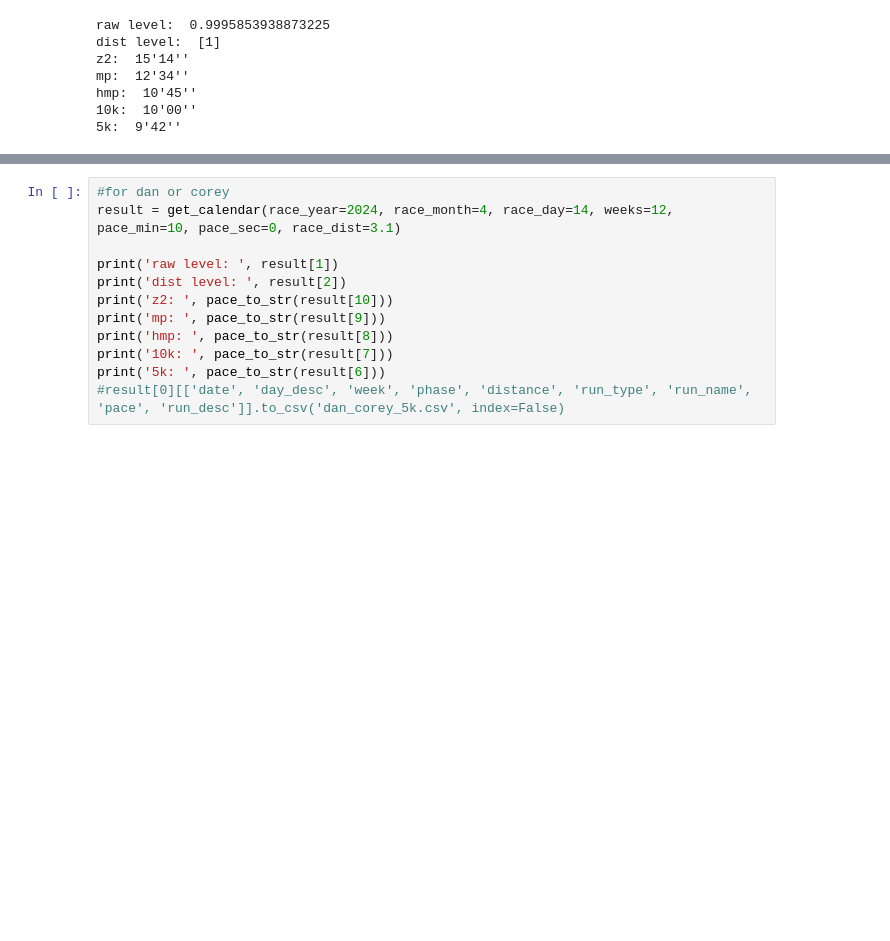
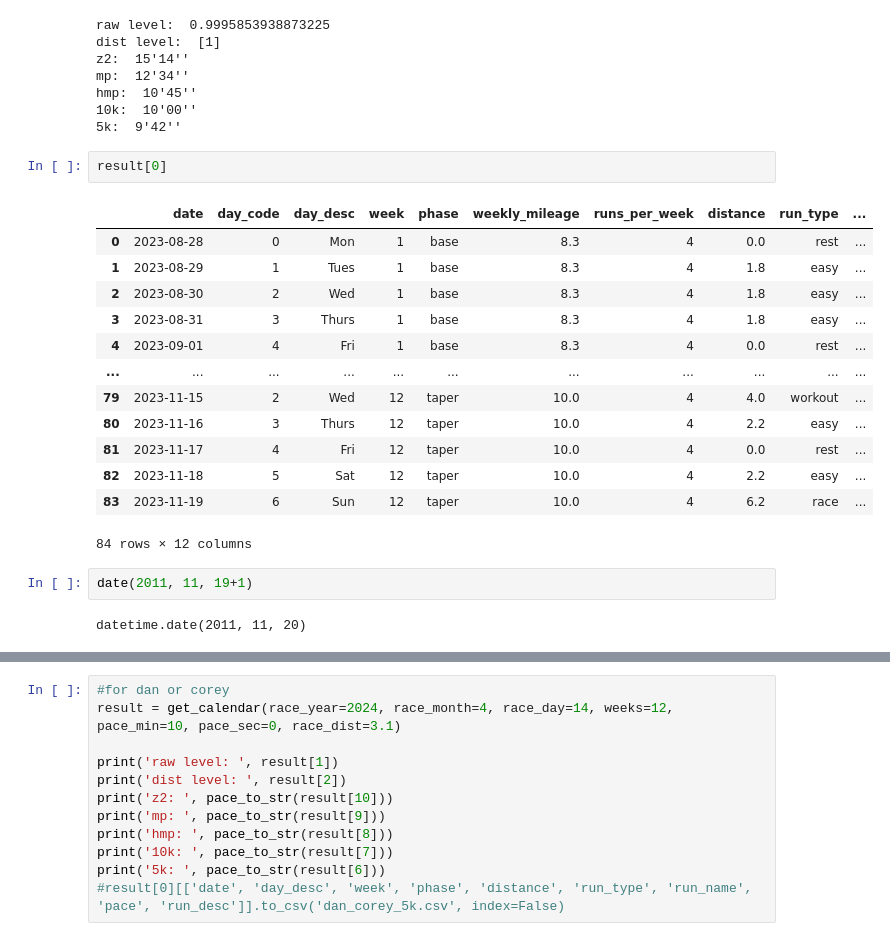
Before and after one commit to nickxscott/MachineCoaching, a Jupyter notebook: notebooks/PutMeInCoach.ipynb, the cells around one changed output, grey strips where cells are left out. Drawn from its saved outputs; the diff is of its cells as text; blank space fills up the shorter version.

```diff
--- a/notebooks/PutMeInCoach.ipynb
+++ b/notebooks/PutMeInCoach.ipynb
@@ -721,3 +709,23 @@ mp:  12'34''
 hmp:  10'45''
 10k:  10'00''
 5k:  9'42''
+# %%
+result[0]
+# %% [output]
+|  | date | day_code | day_desc | week | phase | weekly_mileage | runs_per_week | distance | run_type | ... |
+| 0 | 2023-08-28 | 0 | Mon | 1 | base | 8.3 | 4 | 0.0 | rest | ... |
+| 1 | 2023-08-29 | 1 | Tues | 1 | base | 8.3 | 4 | 1.8 | easy | ... |
+| 2 | 2023-08-30 | 2 | Wed | 1 | base | 8.3 | 4 | 1.8 | easy | ... |
+| 3 | 2023-08-31 | 3 | Thurs | 1 | base | 8.3 | 4 | 1.8 | easy | ... |
+| 4 | 2023-09-01 | 4 | Fri | 1 | base | 8.3 | 4 | 0.0 | rest | ... |
+| ... | ... | ... | ... | ... | ... | ... | ... | ... | ... | ... |
+| 79 | 2023-11-15 | 2 | Wed | 12 | taper | 10.0 | 4 | 4.0 | workout | ... |
+| 80 | 2023-11-16 | 3 | Thurs | 12 | taper | 10.0 | 4 | 2.2 | easy | ... |
+| 81 | 2023-11-17 | 4 | Fri | 12 | taper | 10.0 | 4 | 0.0 | rest | ... |
+| 82 | 2023-11-18 | 5 | Sat | 12 | taper | 10.0 | 4 | 2.2 | easy | ... |
+| 83 | 2023-11-19 | 6 | Sun | 12 | taper | 10.0 | 4 | 6.2 | race | ... |
+84 rows × 12 columns
+# %%
+date(2011, 11, 19+1)
+# %% [output]
+datetime.date(2011, 11, 20)
```
Also changed, not shown: parts of 3 cells of this notebook, 7 other files.
